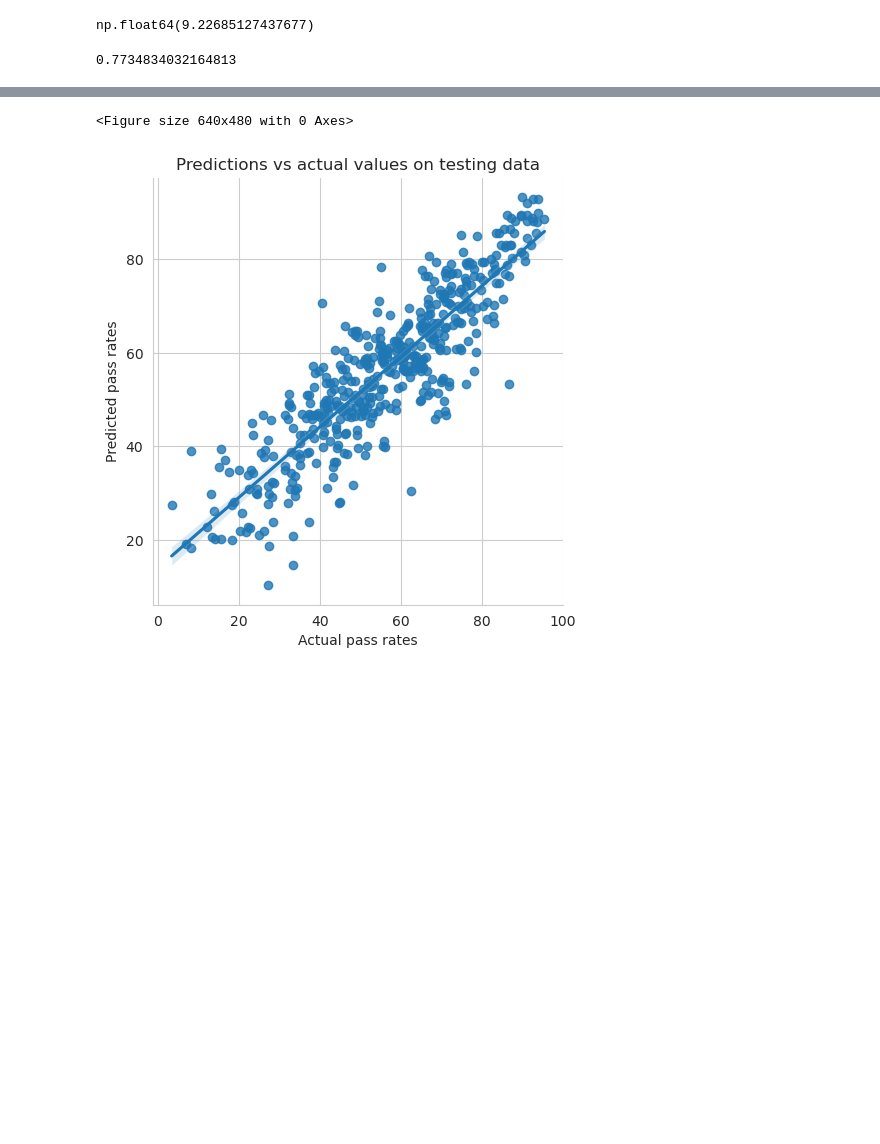
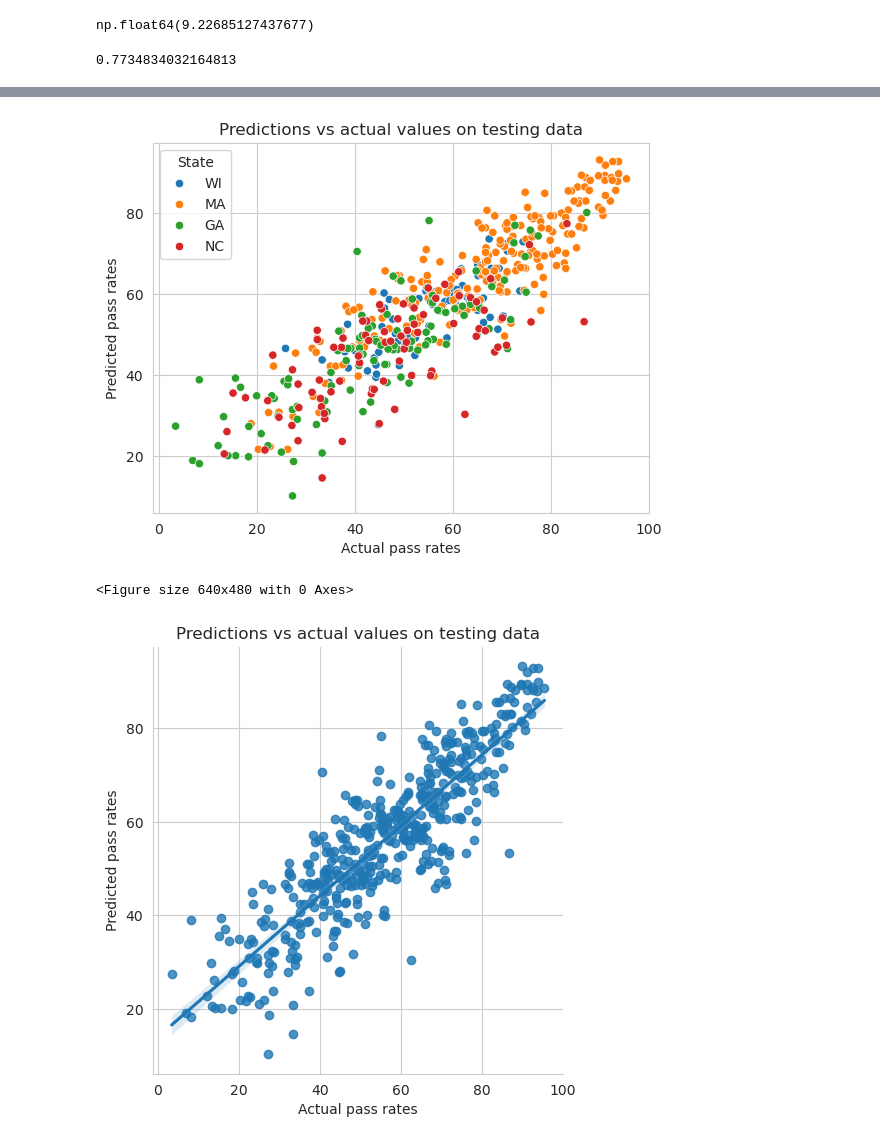
Before and after one commit to mcelhens/AP-Outcomes-to-University-Metrics, a Jupyter notebook: four_states_combined_models.ipynb, the cells around one changed output, grey strips where cells are left out. Saved outputs shown, nothing was run; the diff lists cells and outputs as text; code cells hidden in the pictures; blank space fills up the shorter version.

```diff
--- a/four_states_combined_models.ipynb
+++ b/four_states_combined_models.ipynb
@@ -912,3 +912,12 @@ See the caveats in the documentation: https://pandas.pydata.org/pandas-docs/stab
+# %%
+plt.figure()
+sns.scatterplot(data=testing_predictions,x='PERCENT_3_OR_ABOVE',y='MODEL_PREDICTIONS',hue='State')
+plt.xlabel('Actual pass rates')
+plt.ylabel('Predicted pass rates')
+plt.title('Predictions vs actual values on testing data')
+plt.show()
+# %% [output]
+[figure, added]
 # %%
 plt.figure()
 sns.lmplot(data=testing_predictions,x='PERCENT_3_OR_ABOVE',y='MODEL_PREDICTIONS')
```
Also changed, not shown: parts of 8 cells of this notebook, 1 other file.
